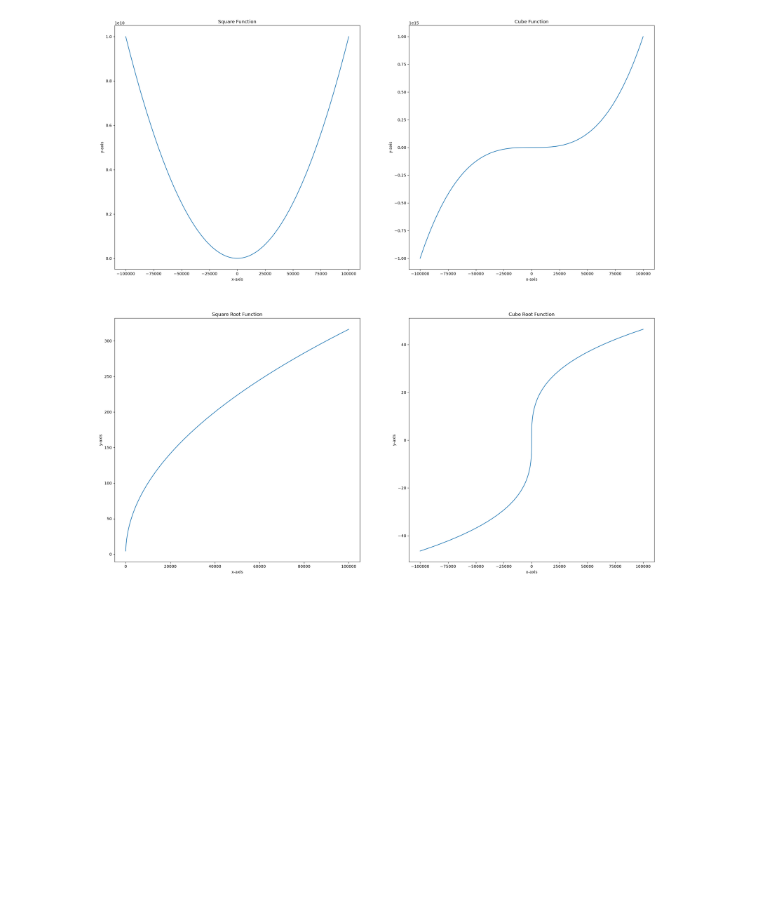
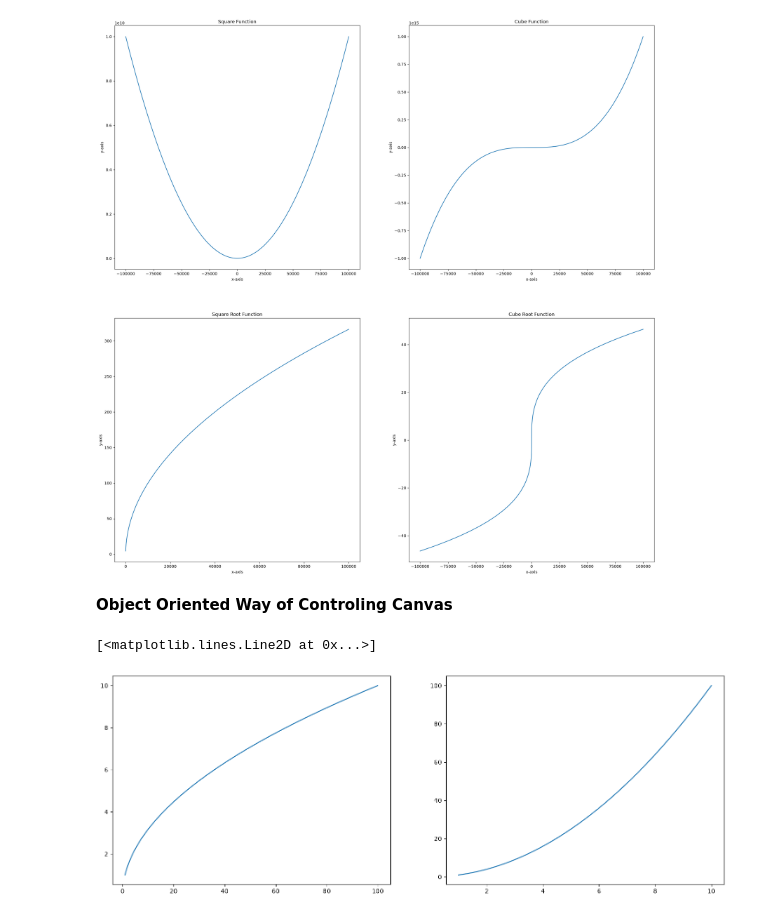
Before and after one commit to Aarya-Bhusal/Data-Visualization-Notes, a Jupyter notebook: matplotlib.ipynb, the cells around one changed output. Cells and saved outputs as stored; diff of their text form; code cells hidden in the pictures; blank space fills up the shorter version.

Commit message:
Object Oriented way of creating subplots and controlling it's position and size

```diff
--- a/matplotlib.ipynb
+++ b/matplotlib.ipynb
@@ -72,3 +72,16 @@ plt.ylabel("y-axis")
 # %% [output]
 Text(0, 0.5, 'y-axis')
 [figure]
+# %% [markdown]
+**Object Oriented Way of Controling Canvas**
+# %%
+x = np.linspace(1,100, 1000)
+y = np.sqrt(x)
+fig = plt.figure() #Create a figure on which to plot
+ax1 = fig.add_axes([0,0,1,1]) #Create a new figure on the fig canvas. [left-margin, bottom-margin, breadth(0-1), height(0-1)]
+ax2 = fig.add_axes([1.2,0,1,1]) #Create a new figure on the fig canvas. [left-margin, bottom-margin, breadth(0-1), height(0-1)]
+ax1.plot(x,y)
+ax2.plot(y,x)
+# %% [output]
+[<matplotlib.lines.Line2D at 0x...>]
+[figure, added]
```
